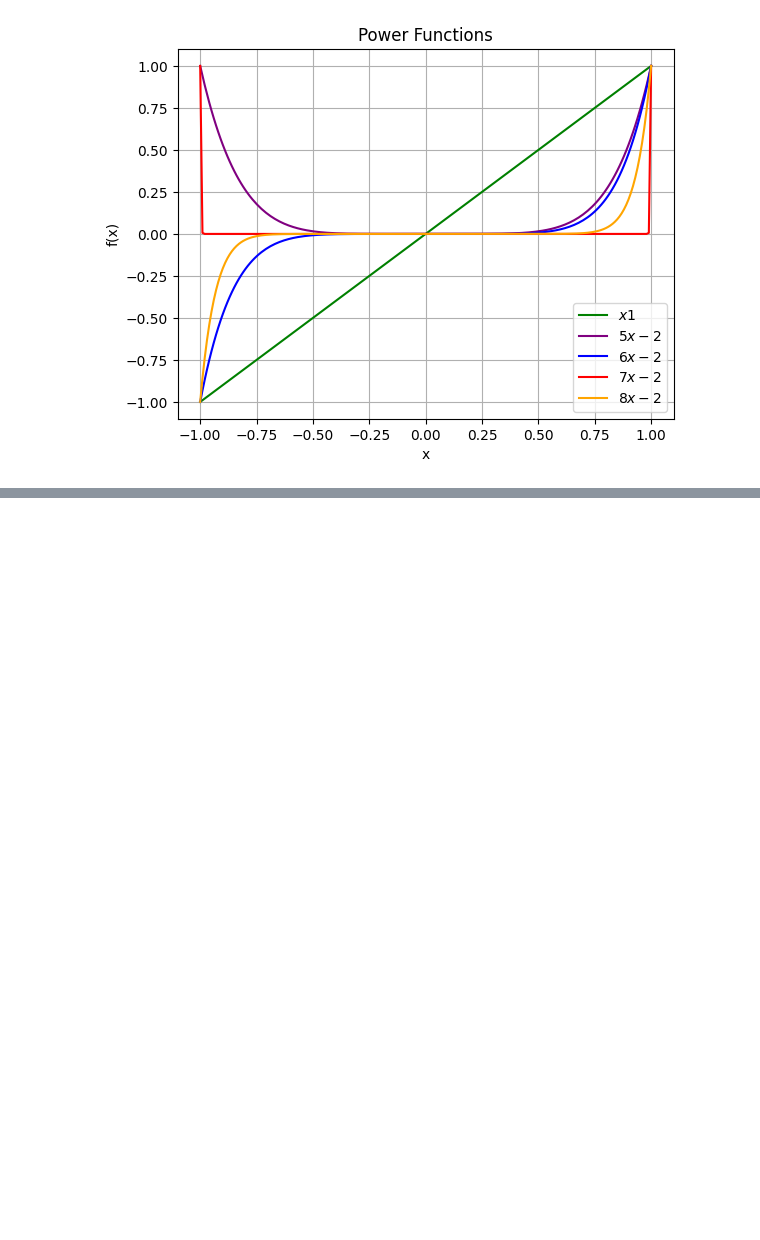
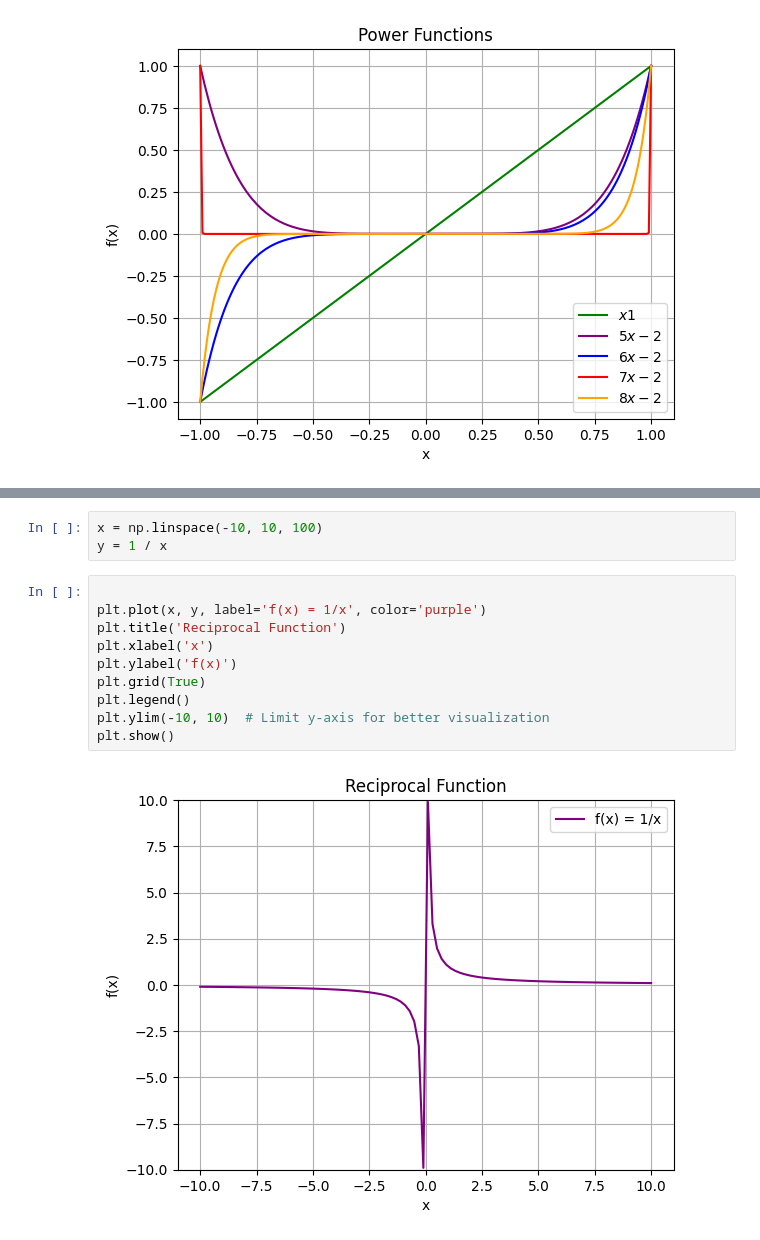
Before and after one commit to Codex643/Chapter-1, a Jupyter notebook: Chapter01-Section02-family-of-functions.ipynb, the cells around one changed output, grey strips where cells are left out. Cells and saved outputs as stored; diff of their text form; blank space fills up the shorter version.

```diff
--- a/Chapter01-Section02-family-of-functions.ipynb
+++ b/Chapter01-Section02-family-of-functions.ipynb
@@ -143,0 +168,15 @@ plt.show()
+# %%
+x = np.linspace(-10, 10, 100)
+y = 1 / x
+# %%
+
+plt.plot(x, y, label='f(x) = 1/x', color='purple')
+plt.title('Reciprocal Function')
+plt.xlabel('x')
+plt.ylabel('f(x)')
+plt.grid(True)
+plt.legend()
+plt.ylim(-10, 10)  # Limit y-axis for better visualization
+plt.show()
+# %% [output]
+[figure, added]
```
Also changed, not shown: parts of 6 cells of this notebook, 1 other file.
